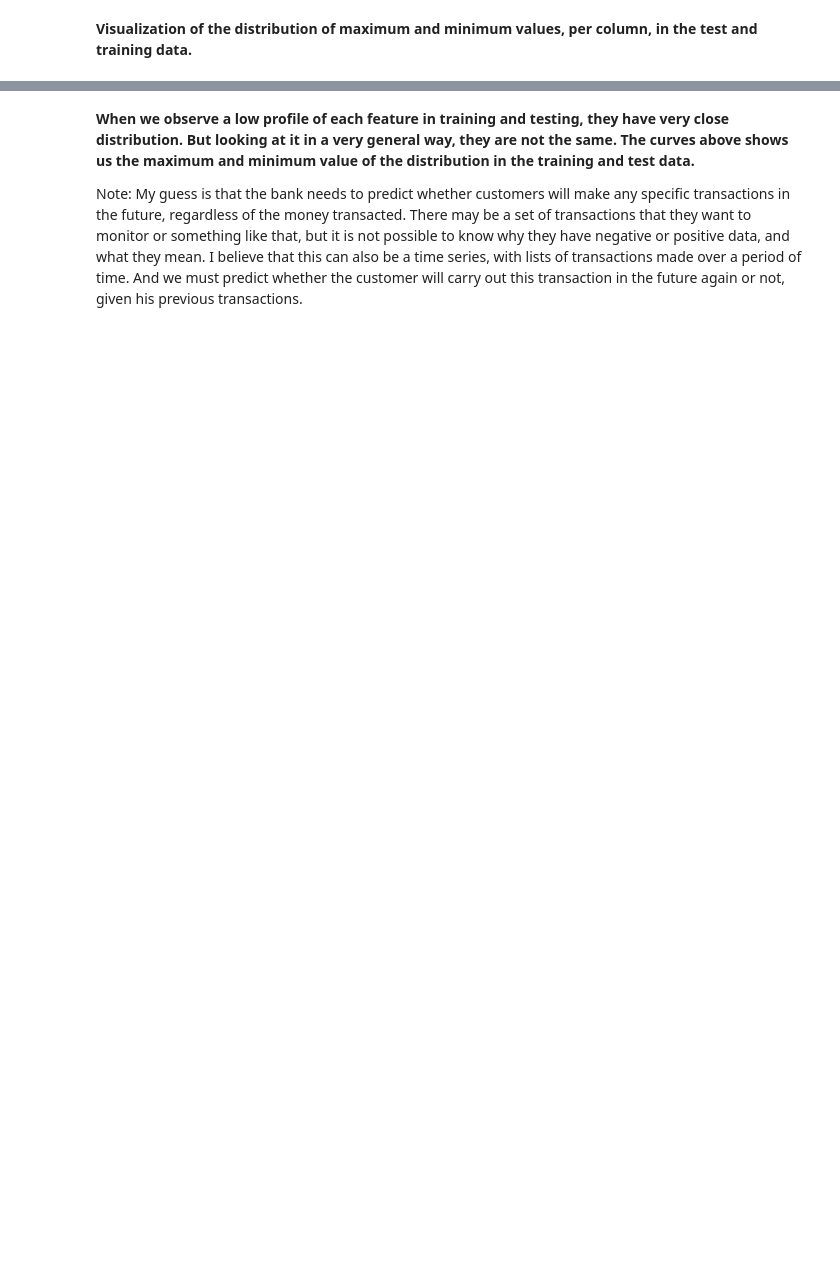
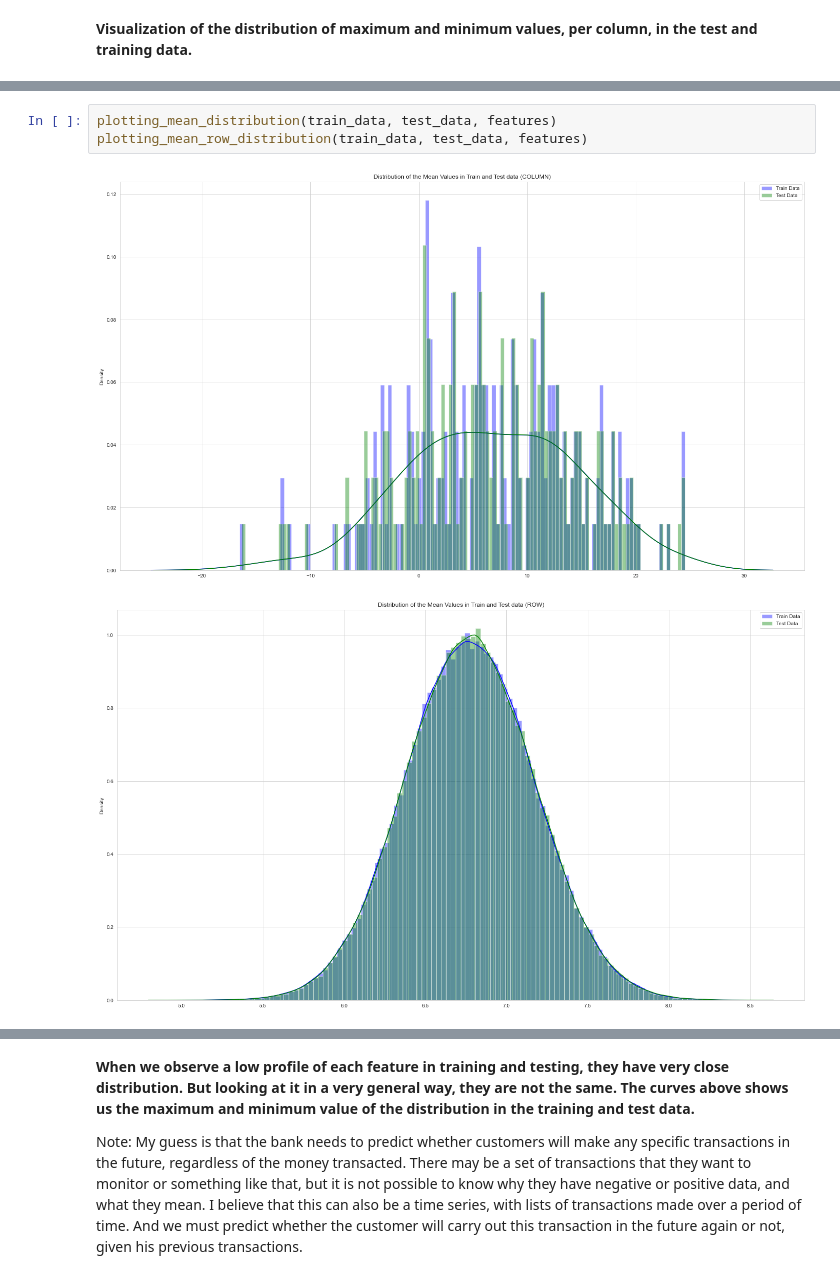
Before and after one commit to mirianfsilva/santander-customer-transaction-prediction, a Jupyter notebook: transaction-prediction.ipynb, the cells around one changed output, grey strips where cells are left out. Drawn from its saved outputs; the diff is of its cells as text; blank space fills up the shorter version.

```diff
--- a/transaction-prediction.ipynb
+++ b/transaction-prediction.ipynb
@@ -211,0 +274,6 @@ plotting_min_distribution(train_data, test_data, features)
+# %%
+plotting_mean_distribution(train_data, test_data, features)
+plotting_mean_row_distribution(train_data, test_data, features)
+# %% [output]
+[figure, added]
+[figure, added]
```
Also changed, not shown: parts of 12 cells of this notebook.
